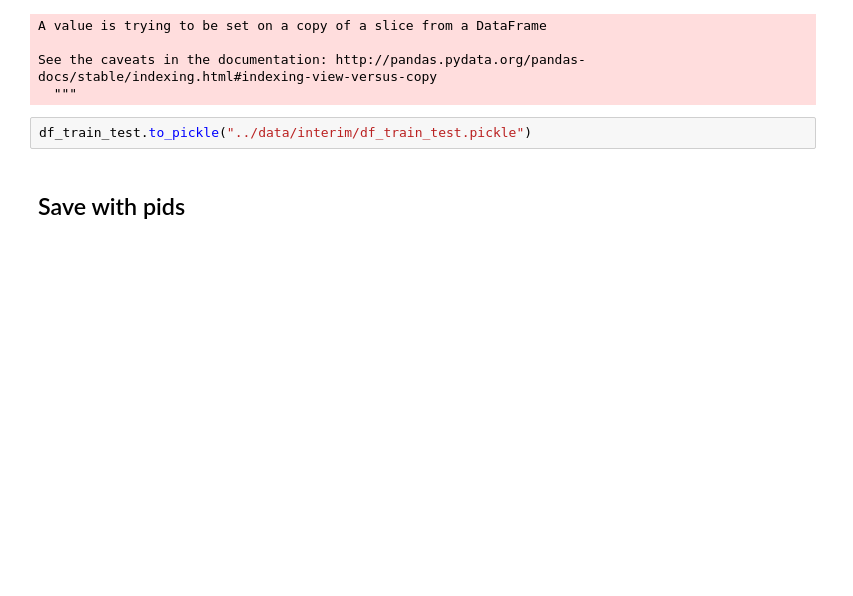
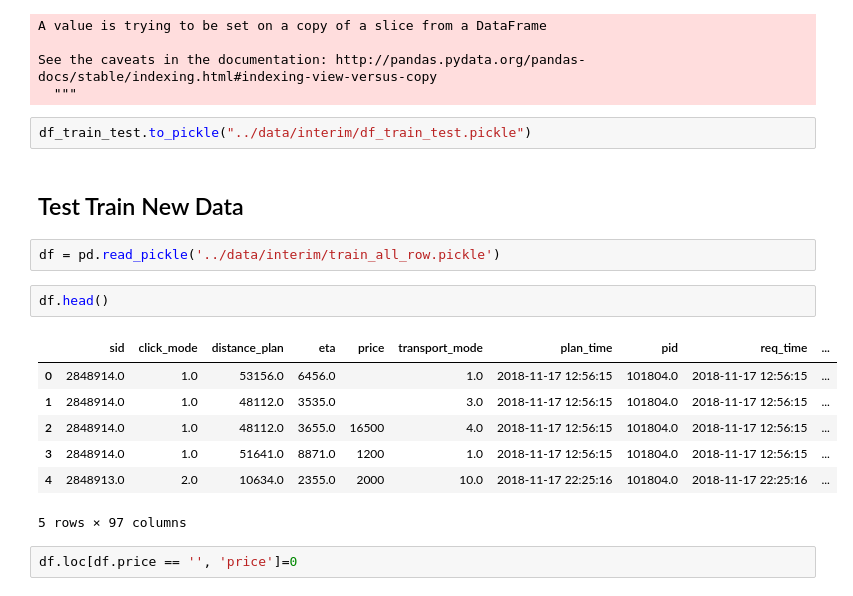
Before and after one commit to AlessandroVol23/kdd-cup-2019, a Jupyter notebook: notebooks/0.8_AV_tf_ranking_test_train.ipynb, the cells around one changed output. Saved outputs shown, nothing was run; the diff lists cells and outputs as text; blank space fills up the shorter version.

```diff
--- a/notebooks/0.8_AV_tf_ranking_test_train.ipynb
+++ b/notebooks/0.8_AV_tf_ranking_test_train.ipynb
@@ -259,5 +259,19 @@ See the caveats in the documentation: http://pandas.pydata.org/pandas-docs/stabl
   """
 # %%
 df_train_test.to_pickle("../data/interim/df_train_test.pickle")
-# %% [markdown]
-## Save with pids
+# %% [markdown]
+## Test Train New Data
+# %%
+df = pd.read_pickle('../data/interim/train_all_row.pickle')
+# %%
+df.head()
+# %% [output]
+|  | sid | click_mode | distance_plan | eta | price | transport_mode | plan_time | pid | req_time | ... |
+| 0 | 2848914.0 | 1.0 | 53156.0 | 6456.0 |  | 1.0 | 2018-11-17 12:56:15 | 101804.0 | 2018-11-17 12:56:15 | ... |
+| 1 | 2848914.0 | 1.0 | 48112.0 | 3535.0 |  | 3.0 | 2018-11-17 12:56:15 | 101804.0 | 2018-11-17 12:56:15 | ... |
+| 2 | 2848914.0 | 1.0 | 48112.0 | 3655.0 | 16500 | 4.0 | 2018-11-17 12:56:15 | 101804.0 | 2018-11-17 12:56:15 | ... |
+| 3 | 2848914.0 | 1.0 | 51641.0 | 8871.0 | 1200 | 1.0 | 2018-11-17 12:56:15 | 101804.0 | 2018-11-17 12:56:15 | ... |
+| 4 | 2848913.0 | 2.0 | 10634.0 | 2355.0 | 2000 | 10.0 | 2018-11-17 22:25:16 | 101804.0 | 2018-11-17 22:25:16 | ... |
+5 rows × 97 columns
+# %%
+df.loc[df.price == '', 'price']=0
```
Also changed, not shown: parts of 9 cells of this notebook, 3 other files.
